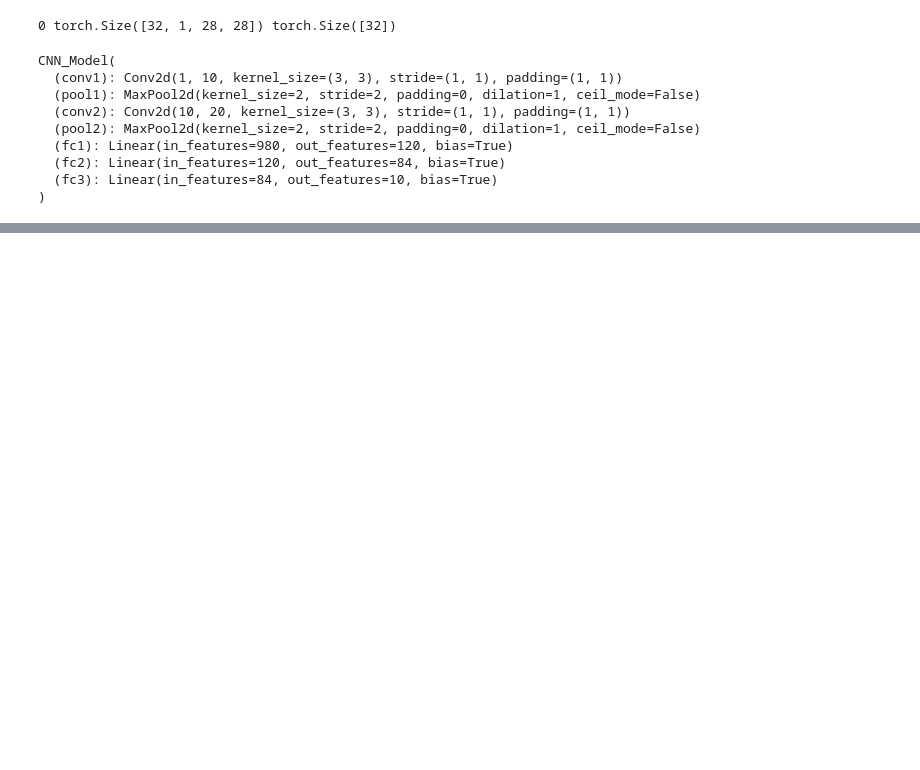
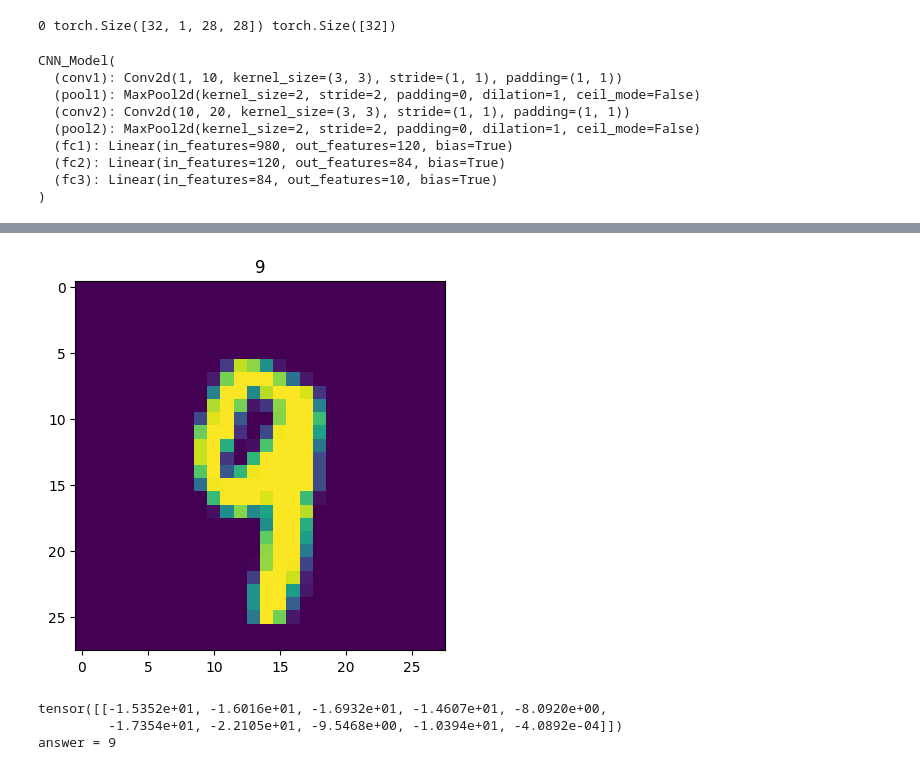
Before and after one commit to Putt2020/pytorch_beginner, a Jupyter notebook: pytorch_CNN_beginner.ipynb, the cells around one changed output, grey strips where cells are left out. Cells and saved outputs as stored; diff of their text form; code cells hidden in the pictures; blank space fills up the shorter version.

```diff
--- a/pytorch_CNN_beginner.ipynb
+++ b/pytorch_CNN_beginner.ipynb
@@ -168,0 +234,20 @@ Total time: 217.7744529247284 seconds or 3.62957421541214 minutes
+# %%
+#Preview a test data
+test_data_iter = iter(test_data)
+images, labels = test_data[4143]
+plt.imshow(images.view(28,28), interpolation='nearest')
+plt.title(labels)
+plt.show()
+# %% [output]
+[figure, added]
+# %%
+# Pass image through model
+model.eval()
+with torch.no_grad():
+    output = model(images.view(1,1,28,28))
+    print(output)
+    print(f"answer = {output.argmax()}")
+# %% [output]
+tensor([[-1.5352e+01, -1.6016e+01, -1.6932e+01, -1.4607e+01, -8.0920e+00,
+         -1.7354e+01, -2.2105e+01, -9.5468e+00, -1.0394e+01, -4.0892e-04]])
+answer = 9
```
Also changed, not shown: parts of 6 cells of this notebook.
